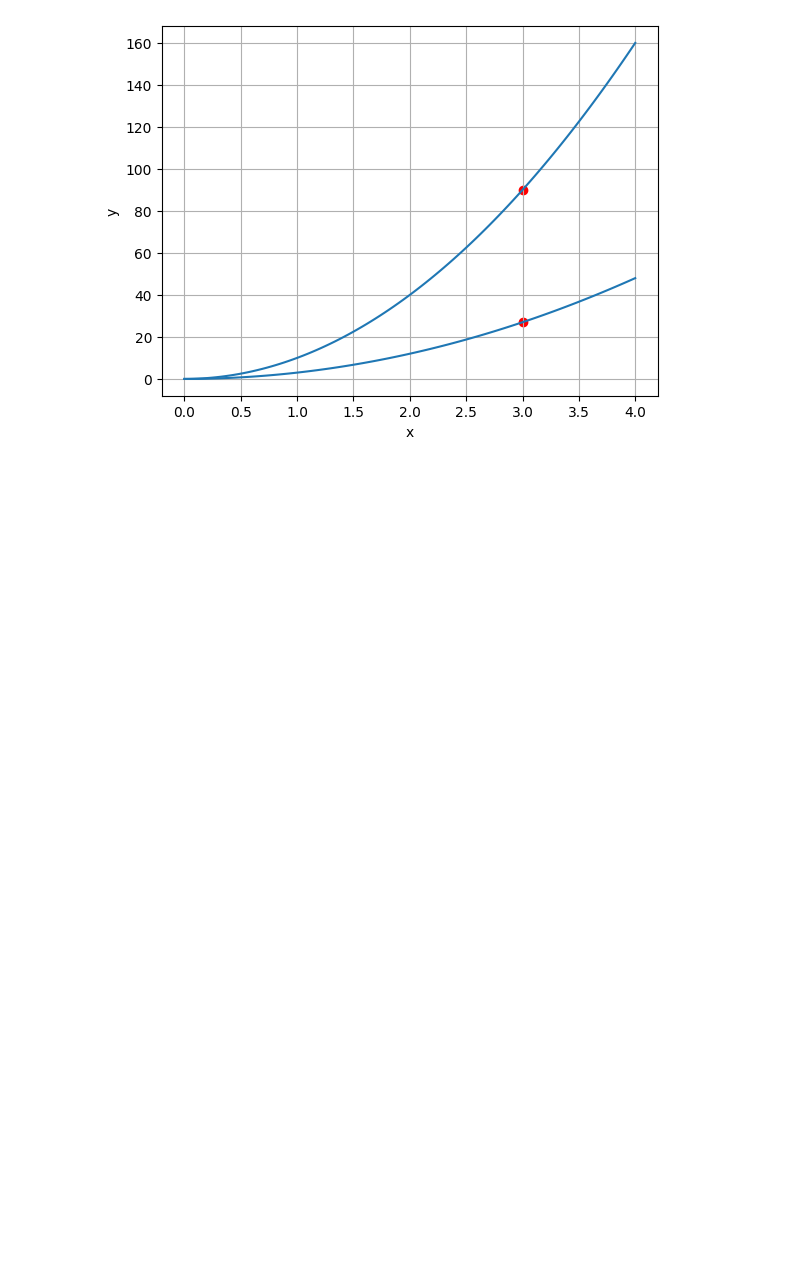
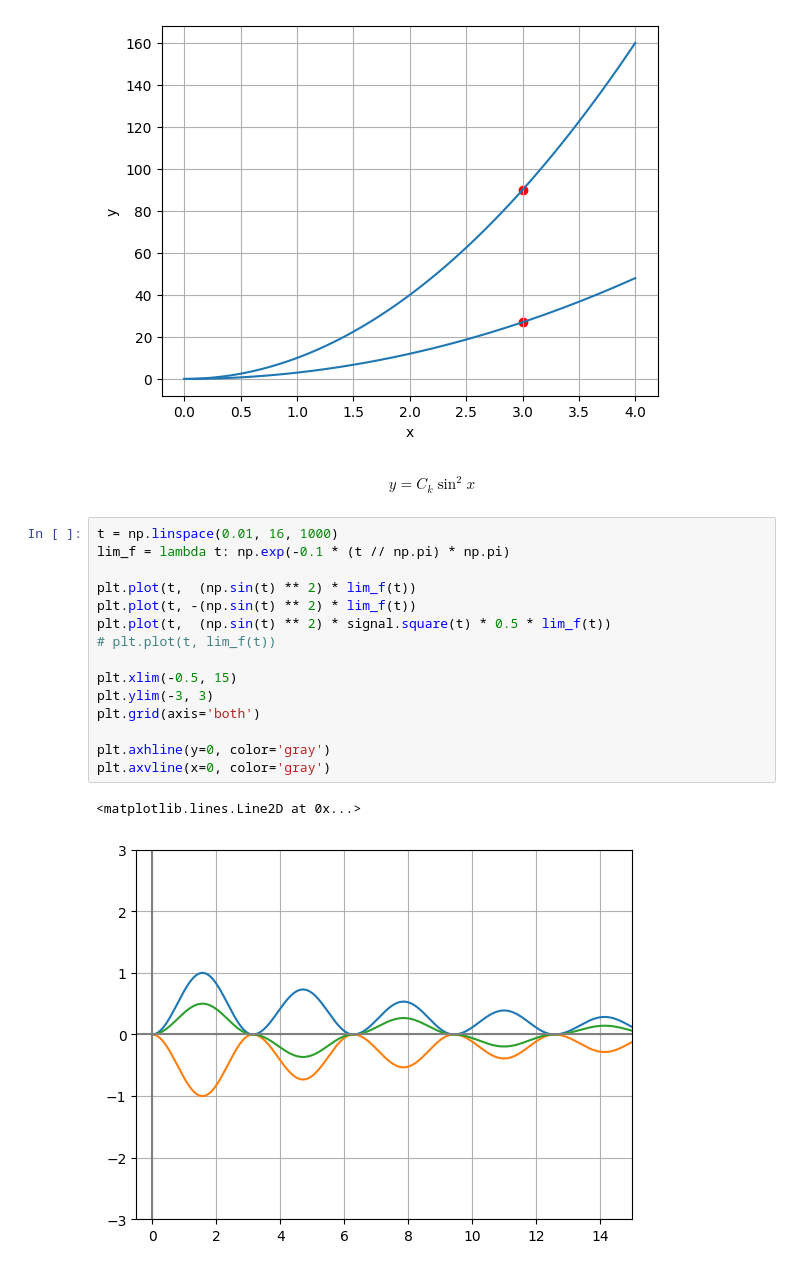
Before and after one commit to hosboglot/diplom, a Jupyter notebook: showcase.ipynb, the cells around one changed output. Saved outputs shown, nothing was run; the diff lists cells and outputs as text; blank space fills up the shorter version.

```diff
--- a/showcase.ipynb
+++ b/showcase.ipynb
@@ -157,3 +158,25 @@ plt.ylabel('y')
 plt.grid()
 # %% [output]
 [figure]
+# %% [markdown]
+$$
+    y = C_k \sin^2 x
+$$
+# %%
+t = np.linspace(0.01, 16, 1000)
+lim_f = lambda t: np.exp(-0.1 * (t // np.pi) * np.pi)
+
+plt.plot(t,  (np.sin(t) ** 2) * lim_f(t))
+plt.plot(t, -(np.sin(t) ** 2) * lim_f(t))
+plt.plot(t,  (np.sin(t) ** 2) * signal.square(t) * 0.5 * lim_f(t))
+# plt.plot(t, lim_f(t))
+
+plt.xlim(-0.5, 15)
+plt.ylim(-3, 3)
+plt.grid(axis='both')
+
+plt.axhline(y=0, color='gray')
+plt.axvline(x=0, color='gray')
+# %% [output]
+<matplotlib.lines.Line2D at 0x...>
+[figure, added]
```
Also changed, not shown: parts of 1 cell of this notebook, 6 other files.
